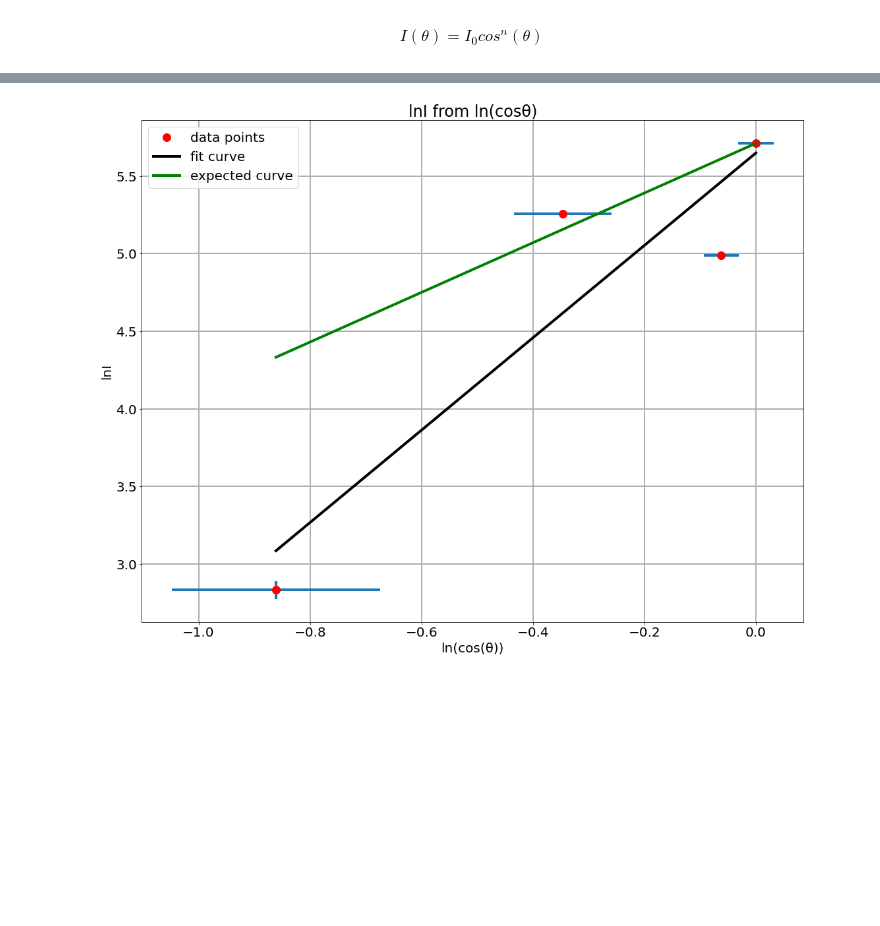
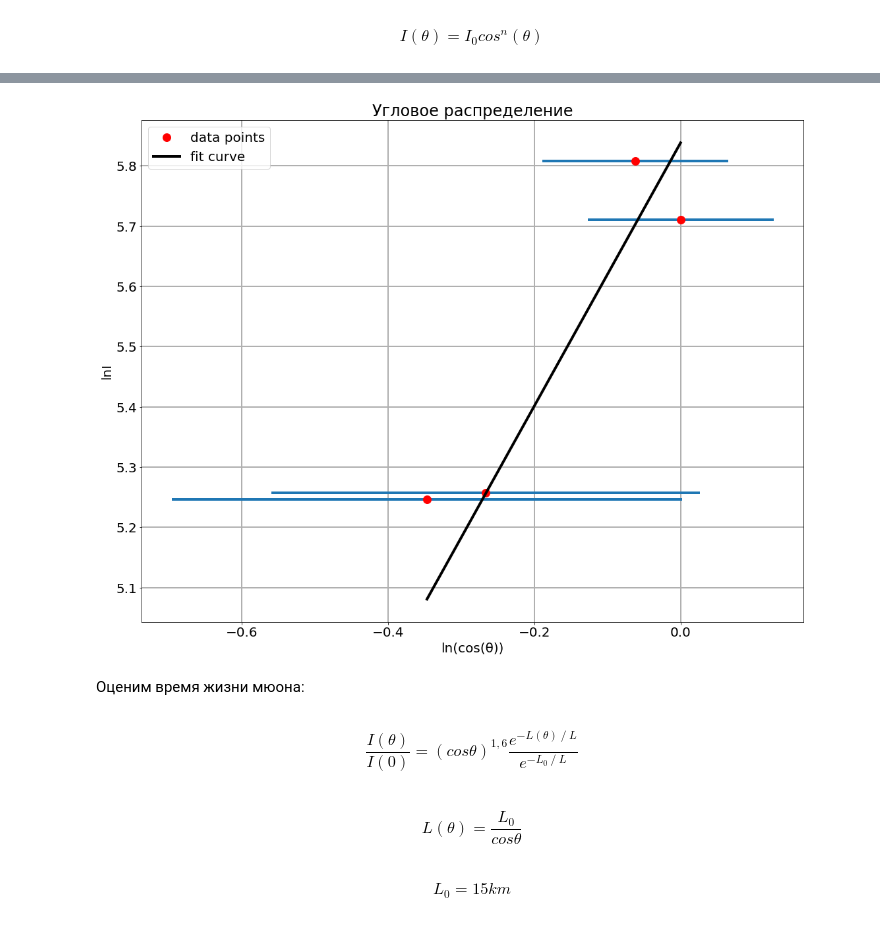
Before and after one commit to exucutional/quant_phys_lab, a Jupyter notebook: 7.1/angular_distribution.ipynb, the cells around one changed output, grey strips where cells are left out. Saved outputs shown, nothing was run; the diff lists cells and outputs as text; code cells hidden in the pictures; blank space fills up the shorter version.

```diff
--- a/7.1/angular_distribution.ipynb
+++ b/7.1/angular_distribution.ipynb
@@ -12,9 +13,12 @@ from scipy import odr
 # %%
-I = [834, 679, 724, 549]
+N1 = 1406
+N2 = 2182
+N_сл = 2 * 10**-7 * N1 * N2
+I = [834, 865, 724, 722]
 I = [I_i - 532 for I_i in I]
 I_err = [1 for _ in range(len(I))]
-θ = [0, 20, 45, 65]
-θ_err = [5 for _ in range(len(θ))]
+θ = [0, 20, 40, 45]
+θ_err = [20 for _ in range(len(θ))]
 lnI = [np.log(i) for i in I]
 lnI_err = [I_err[i] / I[i] for i in range(len(I))]
 cosθ = [np.cos(np.radians(θ_i)) for θ_i in θ]
@@ -29,6 +33,6 @@ x_err = ln_cosθ_err
 y = lnI
 y_err = lnI_err
 print(df)
-print(y, y_err)
+print(f"Nсл = {N_сл}")
 # %% [output]
      I  ΔI       lnI      ΔlnI   θ  Δθ  ln(cosθ)  Δln(cosθ)
@@ -70,0 +50,22 @@ chisq = 0.66
+# %%
+f = lambda p, x: p[0] * x + p[1]
+lmodel = LinearModel()
+result = lmodel.fit(x, x=y, weights=[1 / x_err[i] for i in range(len(x_err))])
+print(result.fit_report())
+beta_opt = [0, 0]
+beta_err = [0, 0]
+beta_opt[0] = 1 / result.best_values['slope']
+beta_opt[1] =  - 1 * result.best_values['intercept'] / result.best_values['slope']
+beta_err_tmp = np.sqrt(np.diag(result.covar))
+beta_err[0] = beta_err_tmp[0] / result.best_values['slope'] * beta_opt[0]
+beta_err[1] = -beta_err_tmp[1] / result.best_values['intercept'] * beta_opt[1]
+beta_name = ['a', 'b']
+
+print('————————————————————————————————————————————————————————————')
+
+for i in range(len(beta_opt)):
+    val = '{:.1f} +- {:.1f}'.format(beta_opt[i], beta_err[i])
+    print(f'{beta_name[i]} = {val}')
+
+print('\nchisq = {:.2f}'.format(result.chisqr))
+print('\na_th = 1.6')
@@ -71,16 +90,15 @@ chisq = 0.66
 # %%
-plot = plt.figure(num='lnI from cos(θ)')
+plot = plt.figure(num='Angular distribution')
 plt.plot(x, y, 'ro', label='data points', markersize=12)
 x_lin = np.linspace(x[-1], x[0], 1000)
 plt.plot(x_lin, [f(beta_opt, x) for x in x_lin], color='black', linewidth=4, label='fit curve')
-#print(x_lin)
-plt.plot(x, [1.6*x_i + np.log(302) for x_i in x], color='green', linewidth=4, label='expected curve')
+#plt.plot(x, [1.6*x_i + np.log(302) for x_i in x], color='green', linewidth=4, label='expected curve')
 plt.errorbar(x, y, xerr=x_err, yerr=y_err, fmt="none", linewidth=4)
 plt.grid(linewidth=2)
 plt.legend()
-plt.title('lnI from ln(cosθ)')
+plt.title('Угловое распределение')
 plt.xlabel('ln(cos(θ))')
 plt.ylabel('lnI')
 plt.show()
 # %% [output]
-[figure, old version]
+[figure, new version]
@@ -86,0 +110,8 @@ plt.show()
+# %% [markdown]
+Оценим время жизни мюона:
+# %% [markdown]
+$$\frac{I(\theta)}{I(0)} = (cos\theta)^{1,6}\frac{e^{-L(\theta)\ /\ L}}{e^{-L_0\ /\ L}}$$
+# %% [markdown]
+$$L(\theta) = \frac{L_0}{cos\theta}$$
+# %% [markdown]
+$$L_0=15km$$
```
Also changed, not shown: parts of 9 cells of this notebook, 1 other file.
